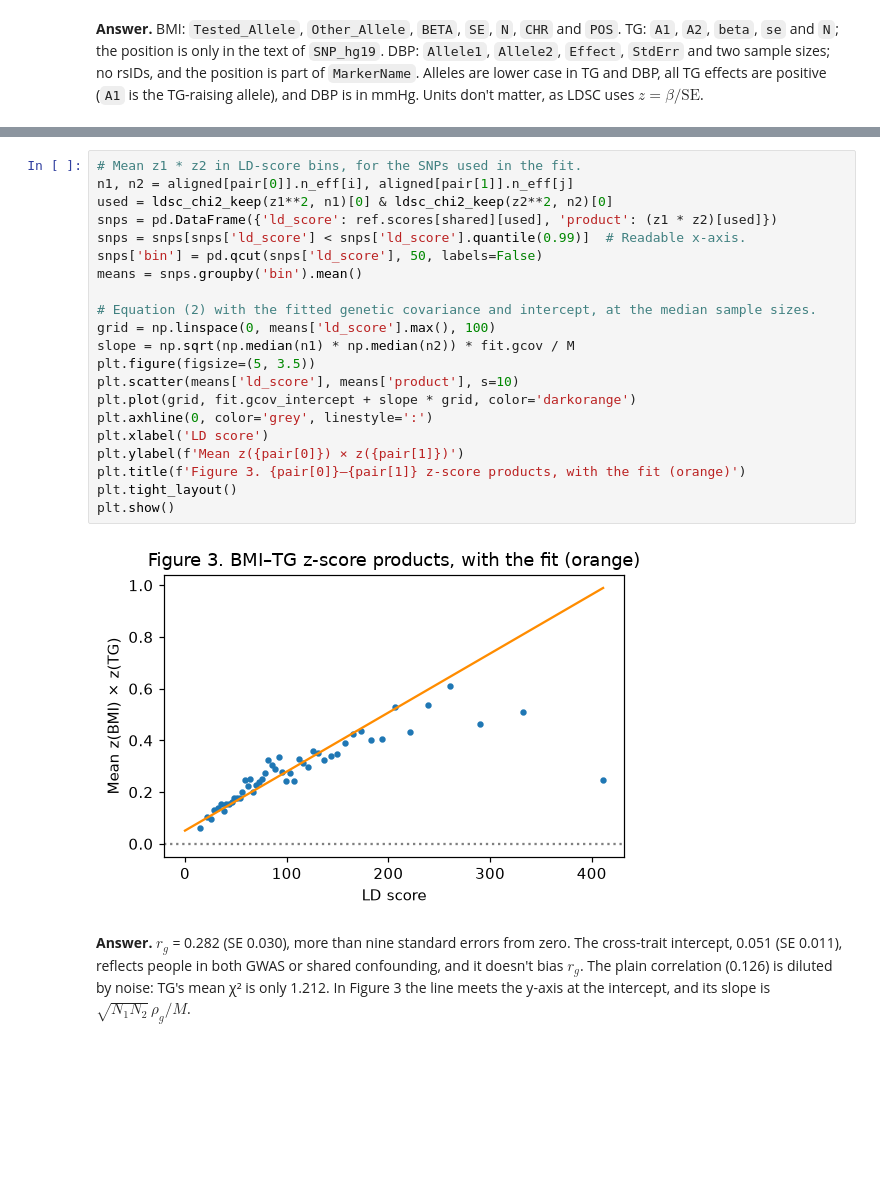
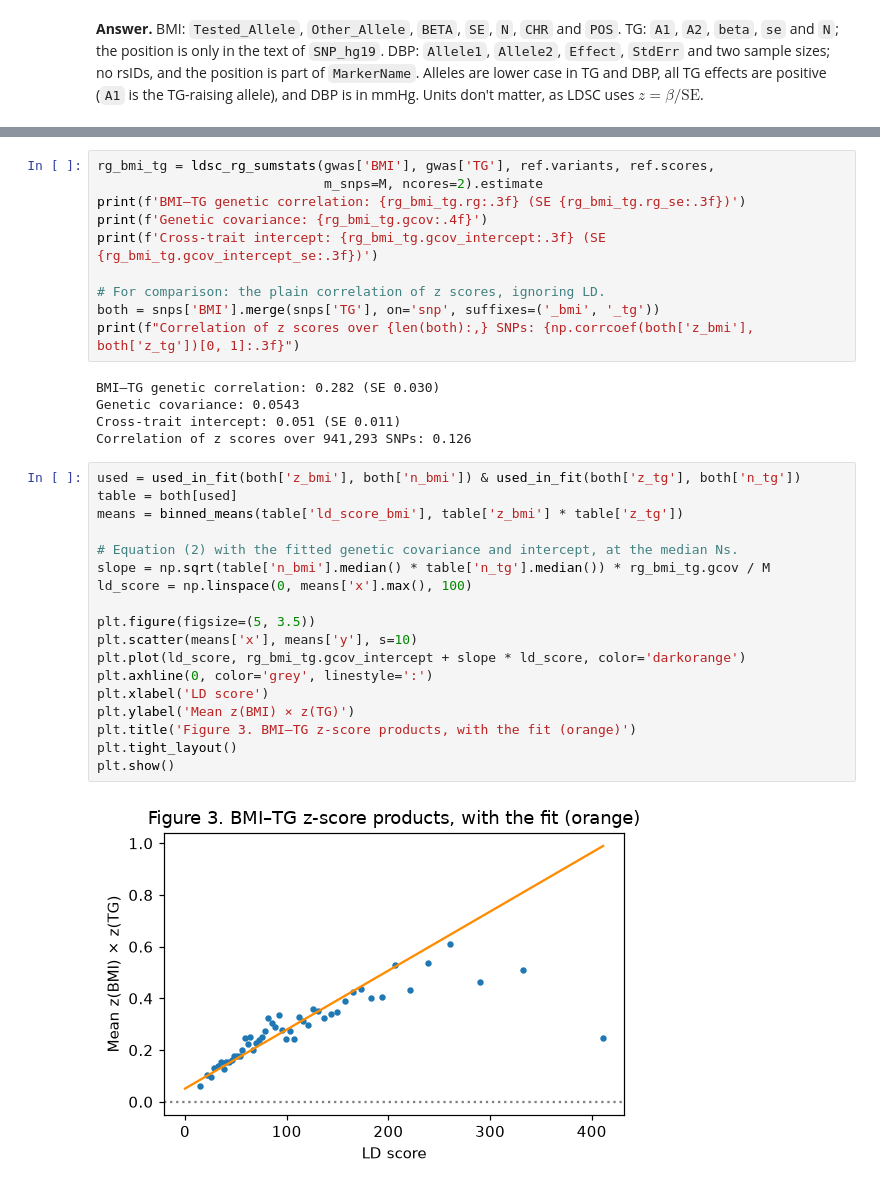
Before and after one commit to bvilhjal/ATIG_2026, a Jupyter notebook: teaching_days/2026-10-29/LDSC/LDSC_practical_answers.ipynb, the cells around one changed output, grey strips where cells are left out. Cells and saved outputs as stored; diff of their text form; blank space fills up the shorter version.

```diff
--- a/teaching_days/2026-10-29/LDSC/LDSC_practical_answers.ipynb
+++ b/teaching_days/2026-10-29/LDSC/LDSC_practical_answers.ipynb
@@ -326,30 +343,36 @@ Correlation of z scores over 941,293 SNPs: 0.126
 # %%
-# Mean z1 * z2 in LD-score bins, for the SNPs used in the fit.
-n1, n2 = aligned[pair[0]].n_eff[i], aligned[pair[1]].n_eff[j]
-used = ldsc_chi2_keep(z1**2, n1)[0] & ldsc_chi2_keep(z2**2, n2)[0]
-snps = pd.DataFrame({'ld_score': ref.scores[shared][used], 'product': (z1 * z2)[used]})
-snps = snps[snps['ld_score'] < snps['ld_score'].quantile(0.99)]  # Readable x-axis.
-snps['bin'] = pd.qcut(snps['ld_score'], 50, labels=False)
-means = snps.groupby('bin').mean()
+rg_bmi_tg = ldsc_rg_sumstats(gwas['BMI'], gwas['TG'], ref.variants, ref.scores,
+                             m_snps=M, ncores=2).estimate
+print(f'BMI–TG genetic correlation: {rg_bmi_tg.rg:.3f} (SE {rg_bmi_tg.rg_se:.3f})')
+print(f'Genetic covariance: {rg_bmi_tg.gcov:.4f}')
+print(f'Cross-trait intercept: {rg_bmi_tg.gcov_intercept:.3f} (SE {rg_bmi_tg.gcov_intercept_se:.3f})')
 
-# Equation (2) with the fitted genetic covariance and intercept, at the median sample sizes.
-grid = np.linspace(0, means['ld_score'].max(), 100)
-slope = np.sqrt(np.median(n1) * np.median(n2)) * fit.gcov / M
-plt.figure(figsize=(5, 3.5))
-plt.scatter(means['ld_score'], means['product'], s=10)
-plt.plot(grid, fit.gcov_intercept + slope * grid, color='darkorange')
-plt.axhline(0, color='grey', linestyle=':')
-plt.xlabel('LD score')
-plt.ylabel(f'Mean z({pair[0]}) × z({pair[1]})')
-plt.title(f'Figure 3. {pair[0]}–{pair[1]} z-score products, with the fit (orange)')
-plt.tight_layout()
-plt.show()
+# For comparison: the plain correlation of z scores, ignoring LD.
+both = snps['BMI'].merge(snps['TG'], on='snp', suffixes=('_bmi', '_tg'))
+print(f"Correlation of z scores over {len(both):,} SNPs: {np.corrcoef(both['z_bmi'], both['z_tg'])[0, 1]:.3f}")
 # %% [output]
-[figure, removed]
+BMI–TG genetic correlation: 0.282 (SE 0.030)
+Genetic covariance: 0.0543
+Cross-trait intercept: 0.051 (SE 0.011)
+Correlation of z scores over 941,293 SNPs: 0.126
-# %% [markdown]
-**Answer.** $r_g$ = 0.282 (SE 0.030), more than nine standard errors from zero. The
-cross-trait intercept, 0.051 (SE 0.011), reflects people in both GWAS or shared
-confounding, and it doesn't bias $r_g$. The plain correlation (0.126) is diluted by noise:
-TG's mean χ² is only 1.212. In Figure 3 the line meets the y-axis at the intercept, and its
-slope is $\sqrt{N_1 N_2}\,\rho_g/M$.
+# %%
+used = used_in_fit(both['z_bmi'], both['n_bmi']) & used_in_fit(both['z_tg'], both['n_tg'])
+table = both[used]
+means = binned_means(table['ld_score_bmi'], table['z_bmi'] * table['z_tg'])
+
+# Equation (2) with the fitted genetic covariance and intercept, at the median Ns.
+slope = np.sqrt(table['n_bmi'].median() * table['n_tg'].median()) * rg_bmi_tg.gcov / M
+ld_score = np.linspace(0, means['x'].max(), 100)
+
+plt.figure(figsize=(5, 3.5))
+plt.scatter(means['x'], means['y'], s=10)
+plt.plot(ld_score, rg_bmi_tg.gcov_intercept + slope * ld_score, color='darkorange')
+plt.axhline(0, color='grey', linestyle=':')
+plt.xlabel('LD score')
+plt.ylabel('Mean z(BMI) × z(TG)')
+plt.title('Figure 3. BMI–TG z-score products, with the fit (orange)')
+plt.tight_layout()
+plt.show()
+# %% [output]
+[figure, added]
 # %% [markdown]
```
Also changed, not shown: parts of 37 cells of this notebook, 8 other files.
